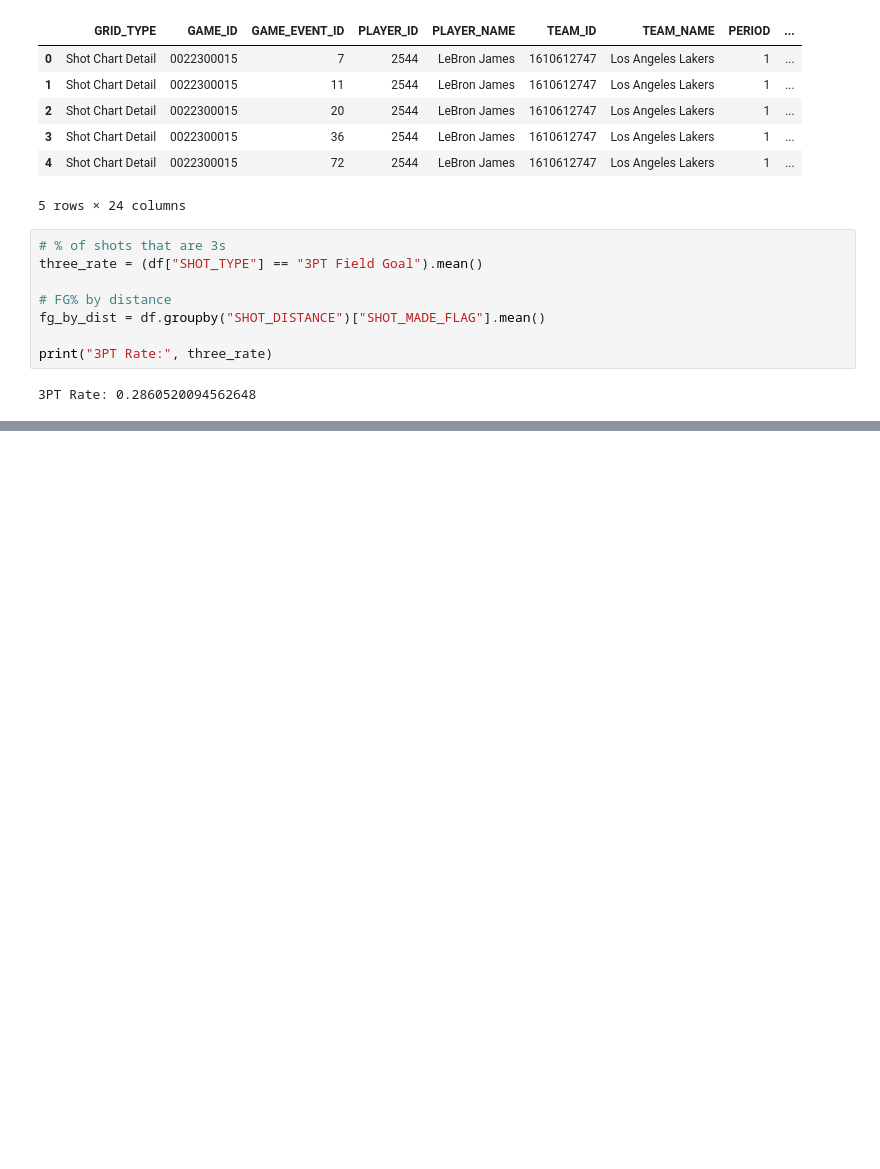
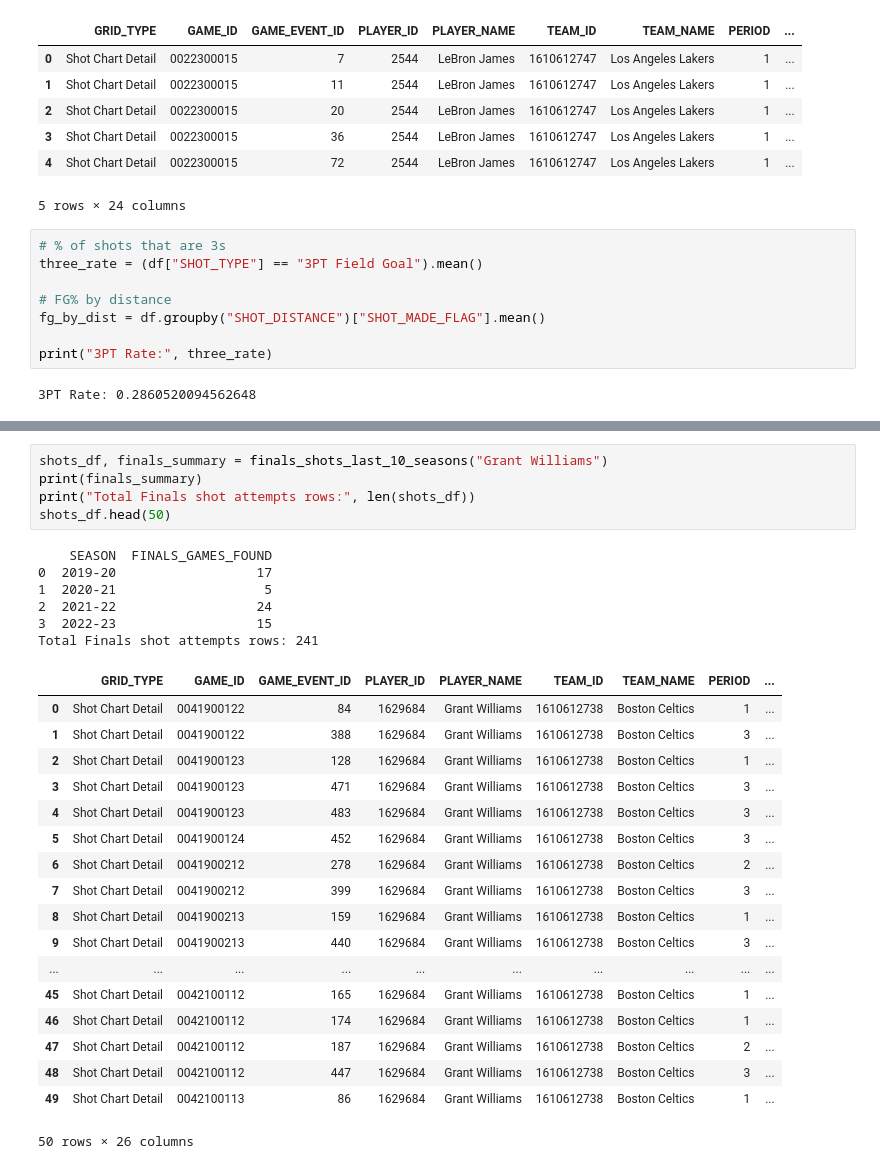
Before and after one commit to emjviray/BasketballEngineering, a Jupyter notebook: NBA_data.ipynb, the cells around one changed output, grey strips where cells are left out. Saved outputs shown, nothing was run; the diff lists cells and outputs as text; blank space fills up the shorter version.

```diff
--- a/NBA_data.ipynb
+++ b/NBA_data.ipynb
@@ -41,0 +205,30 @@ print("3PT Rate:", three_rate)
+# %%
+shots_df, finals_summary = finals_shots_last_10_seasons("Grant Williams")
+print(finals_summary)
+print("Total Finals shot attempts rows:", len(shots_df))
+shots_df.head(50)
+# %% [output]
+    SEASON  FINALS_GAMES_FOUND
+0  2019-20                  17
+1  2020-21                   5
+2  2021-22                  24
+3  2022-23                  15
+Total Finals shot attempts rows: 241
+|  | GRID_TYPE | GAME_ID | GAME_EVENT_ID | PLAYER_ID | PLAYER_NAME | TEAM_ID | TEAM_NAME | PERIOD | ... |
+| 0 | Shot Chart Detail | 0041900122 | 84 | 1629684 | Grant Williams | 1610612738 | Boston Celtics | 1 | ... |
+| 1 | Shot Chart Detail | 0041900122 | 388 | 1629684 | Grant Williams | 1610612738 | Boston Celtics | 3 | ... |
+| 2 | Shot Chart Detail | 0041900123 | 128 | 1629684 | Grant Williams | 1610612738 | Boston Celtics | 1 | ... |
+| 3 | Shot Chart Detail | 0041900123 | 471 | 1629684 | Grant Williams | 1610612738 | Boston Celtics | 3 | ... |
+| 4 | Shot Chart Detail | 0041900123 | 483 | 1629684 | Grant Williams | 1610612738 | Boston Celtics | 3 | ... |
+| 5 | Shot Chart Detail | 0041900124 | 452 | 1629684 | Grant Williams | 1610612738 | Boston Celtics | 3 | ... |
+| 6 | Shot Chart Detail | 0041900212 | 278 | 1629684 | Grant Williams | 1610612738 | Boston Celtics | 2 | ... |
+| 7 | Shot Chart Detail | 0041900212 | 399 | 1629684 | Grant Williams | 1610612738 | Boston Celtics | 3 | ... |
+| 8 | Shot Chart Detail | 0041900213 | 159 | 1629684 | Grant Williams | 1610612738 | Boston Celtics | 1 | ... |
+| 9 | Shot Chart Detail | 0041900213 | 440 | 1629684 | Grant Williams | 1610612738 | Boston Celtics | 3 | ... |
+| ... | ... | ... | ... | ... | ... | ... | ... | ... | ... |
+| 45 | Shot Chart Detail | 0042100112 | 165 | 1629684 | Grant Williams | 1610612738 | Boston Celtics | 1 | ... |
+| 46 | Shot Chart Detail | 0042100112 | 174 | 1629684 | Grant Williams | 1610612738 | Boston Celtics | 1 | ... |
+| 47 | Shot Chart Detail | 0042100112 | 187 | 1629684 | Grant Williams | 1610612738 | Boston Celtics | 2 | ... |
+| 48 | Shot Chart Detail | 0042100112 | 447 | 1629684 | Grant Williams | 1610612738 | Boston Celtics | 3 | ... |
+| 49 | Shot Chart Detail | 0042100113 | 86 | 1629684 | Grant Williams | 1610612738 | Boston Celtics | 1 | ... |
+50 rows × 26 columns
```
Also changed, not shown: parts of 4 cells of this notebook.
